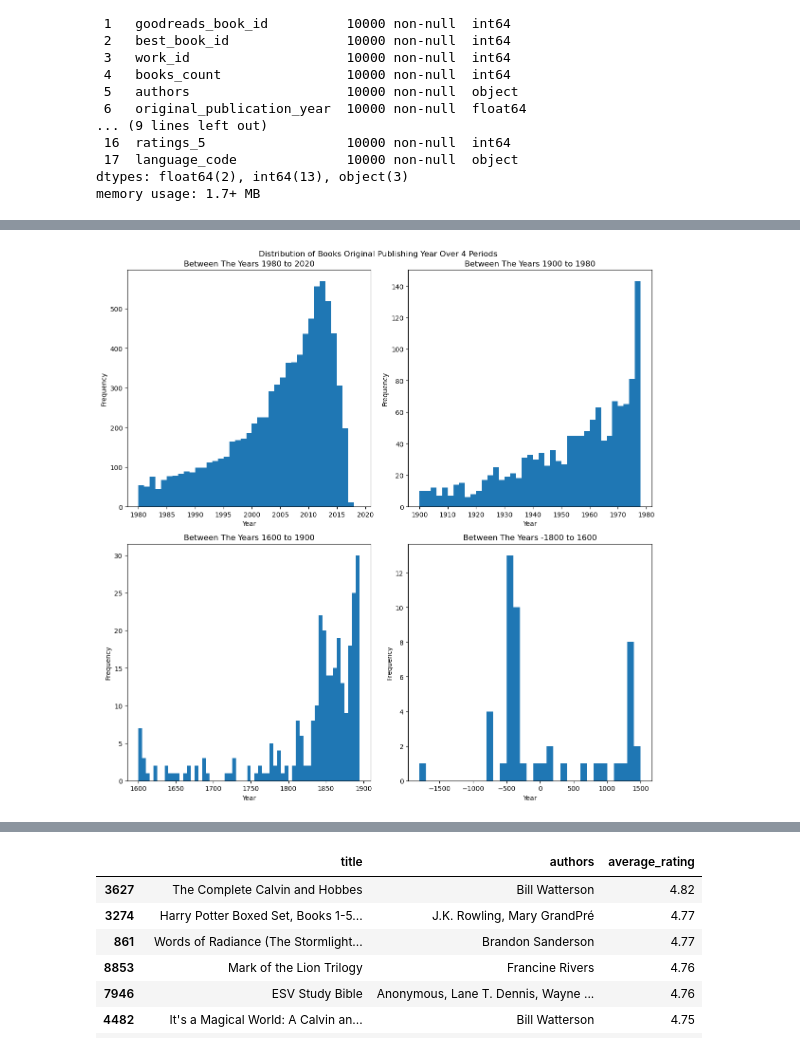
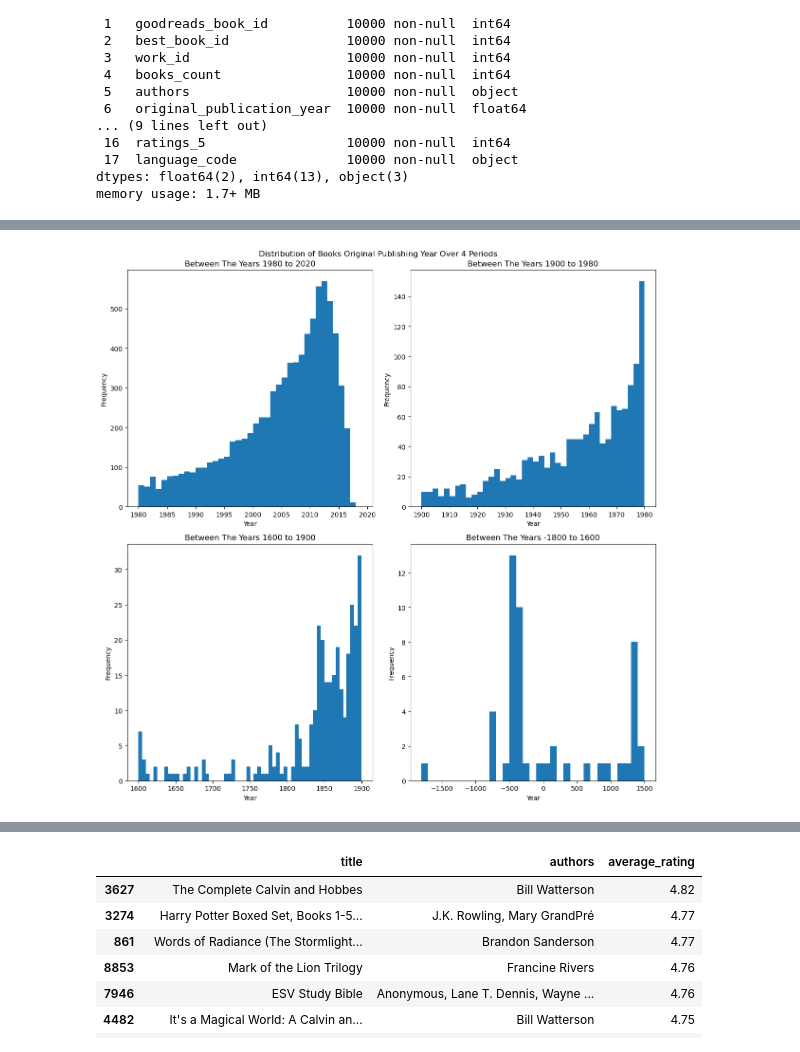
Before and after one commit to CamelSal/BookRecommender, a Jupyter notebook: CapstoneEDA.ipynb, the cells around one changed output, grey strips where cells are left out. Saved outputs shown, nothing was run; the diff lists cells and outputs as text; code cells hidden in the pictures.

```diff
--- a/CapstoneEDA.ipynb
+++ b/CapstoneEDA.ipynb
@@ -77,3 +78,0 @@ memory usage: 1.6+ MB
-# %%
-book_df.drop(columns=['image_url','small_image_url'],inplace = True)
-book_df.head()
@@ -88,4 +104,5 @@ book_df.head()
 # %%
-book_df.drop(columns=['isbn','original_title'],inplace = True)
+# drop column with redudna t information
+book_df.drop(columns=['original_title','image_url','small_image_url'],inplace = True)
 book_df.head()
 # %% [output]
@@ -167,5 +191,5 @@ book_df['original_publication_year'].isna().sum()
 # %%
-book_df.drop(columns=['isbn13'],inplace = True)
+book_df.drop(columns=['isbn13','isbn'],inplace = True)
 book_df.info()
 # %% [output]
 <class 'pandas.core.frame.DataFrame'>
@@ -189,33 +227,33 @@ memory usage: 1.7+ MB
 
 plt.subplots(2,2,figsize = (12,12))
 
 plt.subplot(2,2,1)
 plt.hist(book_df['original_publication_year'],bins = range(1980,2020,1))
 plt.title('Between The Years 1980 to 2020')
 plt.ylabel('Frequency')
 plt.xlabel('Year')
 
 plt.subplot(2,2,2)
-plt.hist(book_df['original_publication_year'],bins = range(1900,1980,2))
+plt.hist(book_df['original_publication_year'],bins = range(1900,1982,2))
 plt.title('Between The Years 1900 to 1980')
 plt.ylabel('Frequency')
 plt.xlabel('Year')
 
 plt.subplot(2,2,3)
-plt.hist(book_df['original_publication_year'],bins = range(1600,1900,5))
+plt.hist(book_df['original_publication_year'],bins = range(1600,1905,5))
 plt.title('Between The Years 1600 to 1900')
 plt.ylabel('Frequency')
 plt.xlabel('Year')
 
 plt.subplot(2,2,4)
 plt.hist(book_df['original_publication_year'],bins = range(-1800,1600,100))
 plt.title('Between The Years -1800 to 1600')
 plt.ylabel('Frequency')
 plt.xlabel('Year')
 
 
 plt.suptitle('Distribution of Books Original Publishing Year Over 4 Periods')
 plt.tight_layout()
 plt.show()
 # %% [output]
-[figure, old version]
+[figure, new version]
```
Also changed, not shown: parts of 18 cells of this notebook.
